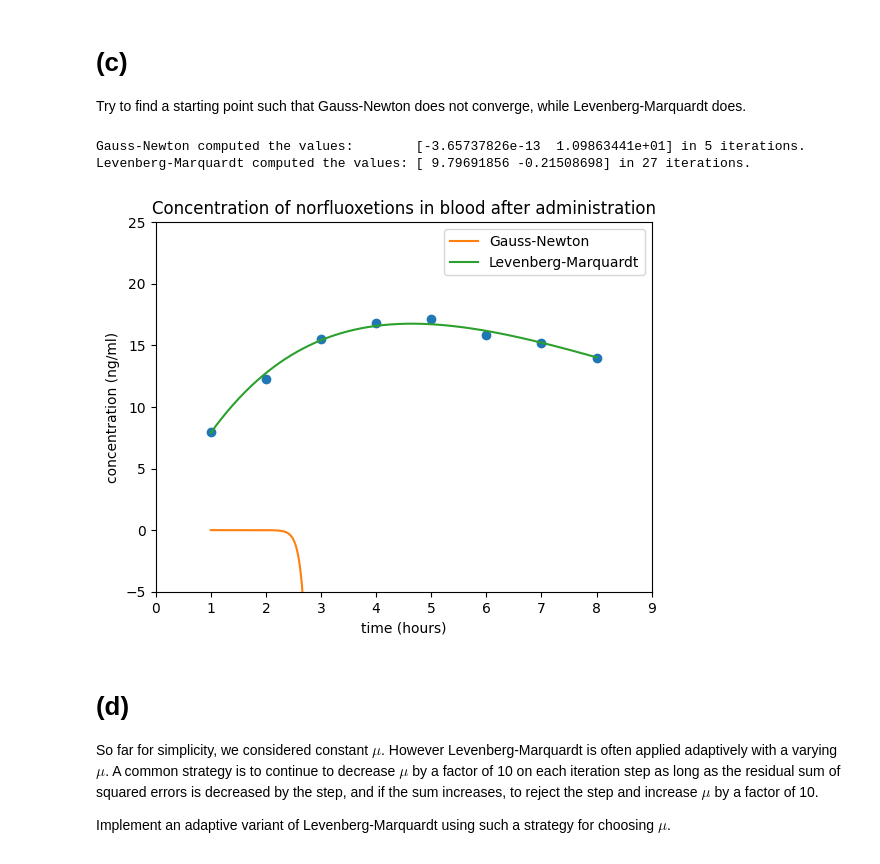
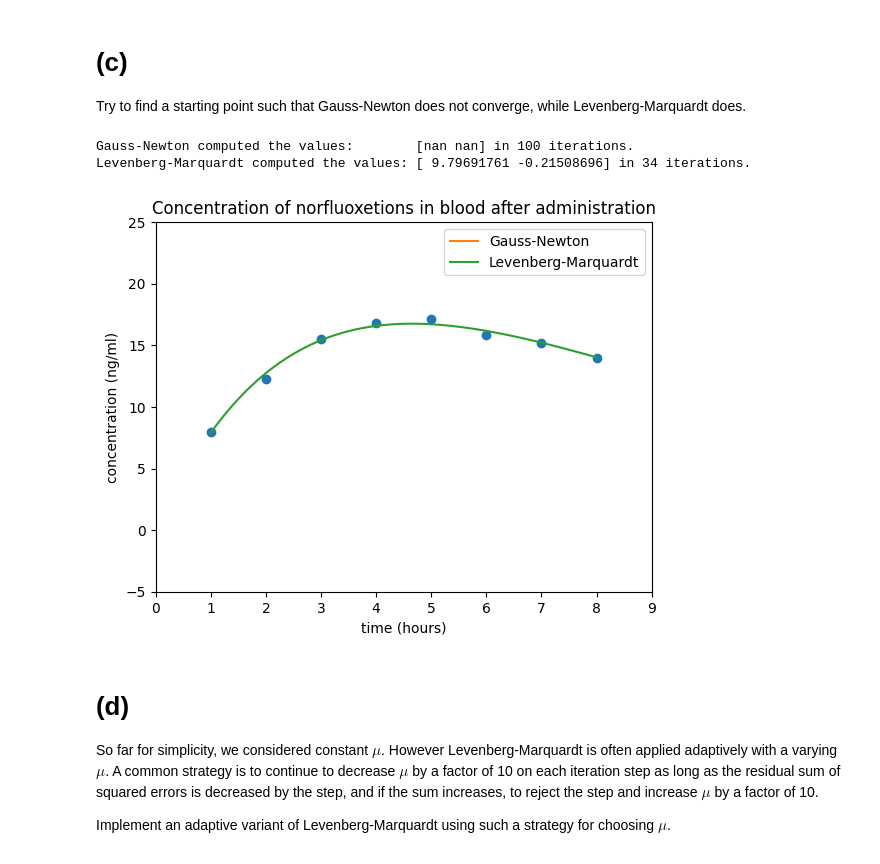
Before and after one commit to pluumenbrownie/numalgos, a Jupyter notebook: hw3.ipynb, the cells around one changed output. Cells and saved outputs as stored; diff of their text form; code cells hidden in the pictures.

```diff
--- a/hw3.ipynb
+++ b/hw3.ipynb
@@ -159,31 +159,32 @@ whereas Levenberg-Marquardt completed in 25 iterations.
 Try to find a starting point such that Gauss-Newton does not converge, while Levenberg-Marquardt does.
 # %%
 # Q1: find c_start so that G-N does not converge
-c_start = np.array([0.55, -0.1])
+c_start = np.array([0.10, -0.1])
 mu = 0.0
 root_gn, iter_count_gn = levenberg_marquardt(c_start, mu, drug_time_f, jacobian_func, hour, concentration)
 print(f"Gauss-Newton computed the values:        {root_gn} in {iter_count_gn} iterations.")
 
 # Q2: where L-M does
 mu = 0.1
 root_lm, iter_count_lm = levenberg_marquardt(c_start, mu, drug_time_f, jacobian_func, hour, concentration)
 print(f"Levenberg-Marquardt computed the values: {root_lm} in {iter_count_lm} iterations.")
 
+print("\n\n")
 x_range = np.linspace(hour[0], hour[-1], 1000)
 plt.plot(hour, concentration, "o")
 plt.plot(x_range, drug_time_f(x_range, root_gn[0], root_gn[1]), label="Gauss-Newton")
 plt.plot(x_range, drug_time_f(x_range, root_lm[0], root_lm[1]), label="Levenberg-Marquardt")
 plt.xlabel("time (hours)")
 plt.ylabel("concentration (ng/ml)")
 plt.xlim(0, 9)
 plt.ylim(-5, 25)
 plt.title("Concentration of norfluoxetions in blood after administration")
 plt.legend()
 plt.show()
 # %% [output]
-Gauss-Newton computed the values:        [-3.65737826e-13  1.09863441e+01] in 5 iterations.
-Levenberg-Marquardt computed the values: [ 9.79691856 -0.21508698] in 27 iterations.
+Gauss-Newton computed the values:        [nan nan] in 100 iterations.
+Levenberg-Marquardt computed the values: [ 9.79691761 -0.21508696] in 34 iterations.
-[figure, old version]
+[figure, new version]
 # %% [markdown]
 # (d)
 So far for simplicity, we considered constant $\mu$. However
```
Also changed, not shown: parts of 2 cells of this notebook.
